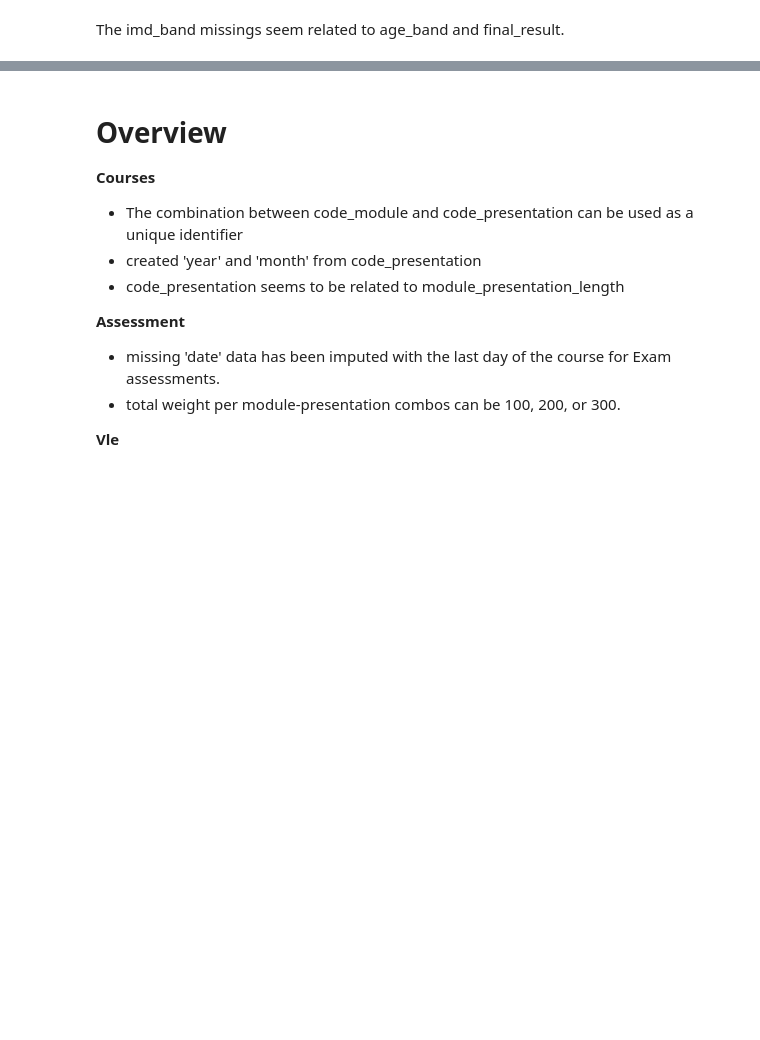
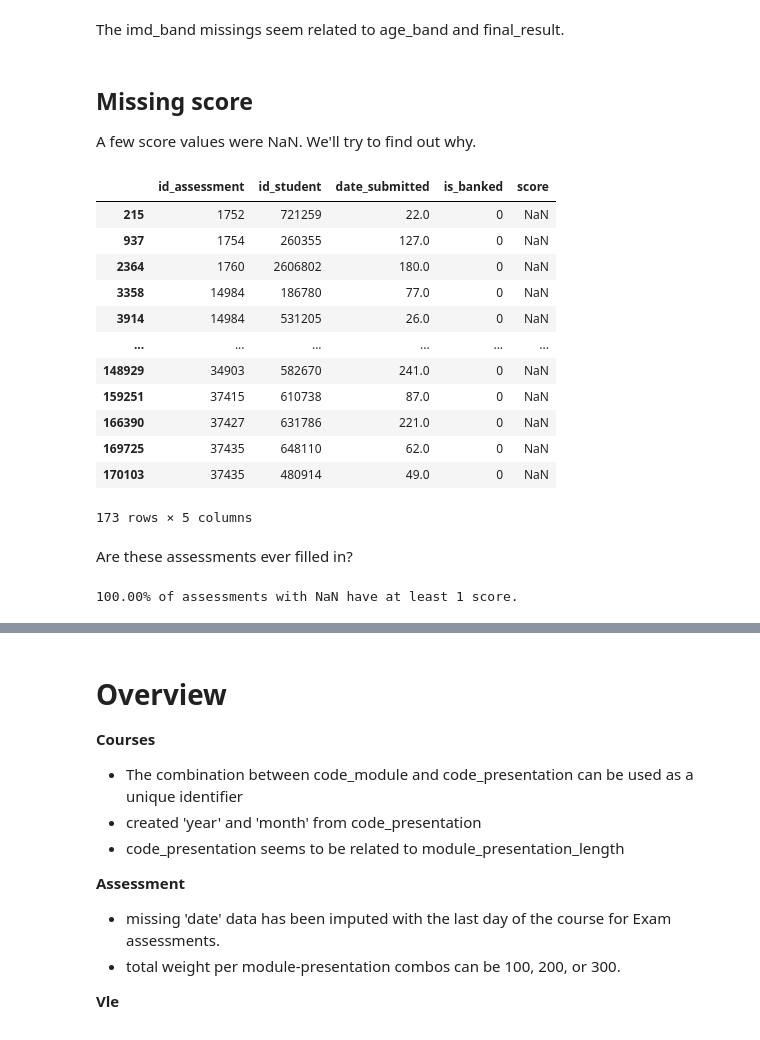
Before and after one commit to Originalnam/learning_analytics, a Jupyter notebook: EDA/eda.ipynb, the cells around one changed output, grey strips where cells are left out. Drawn from its saved outputs; the diff is of its cells as text; code cells hidden in the pictures; blank space fills up the shorter version.

```diff
--- a/EDA/eda.ipynb
+++ b/EDA/eda.ipynb
@@ -1600,3 +1600,37 @@ df_cat_vars_results
 | 2 | num_of_prev_attempts | 3.013647e-01 | False |
 # %% [markdown]
 The imd_band missings seem related to age_band and final_result.
+# %% [markdown]
+## Missing score
+A few score values were NaN. We'll try to find out why.
+# %%
+df_studentassessment[df_studentassessment['score'].isna()]
+# %% [output]
+|  | id_assessment | id_student | date_submitted | is_banked | score |
+| 215 | 1752 | 721259 | 22.0 | 0 | NaN |
+| 937 | 1754 | 260355 | 127.0 | 0 | NaN |
+| 2364 | 1760 | 2606802 | 180.0 | 0 | NaN |
+| 3358 | 14984 | 186780 | 77.0 | 0 | NaN |
+| 3914 | 14984 | 531205 | 26.0 | 0 | NaN |
+| ... | ... | ... | ... | ... | ... |
+| 148929 | 34903 | 582670 | 241.0 | 0 | NaN |
+| 159251 | 37415 | 610738 | 87.0 | 0 | NaN |
+| 166390 | 37427 | 631786 | 221.0 | 0 | NaN |
+| 169725 | 37435 | 648110 | 62.0 | 0 | NaN |
+| 170103 | 37435 | 480914 | 49.0 | 0 | NaN |
+173 rows × 5 columns
+# %% [markdown]
+Are these assessments ever filled in?
+# %%
+ids_nan_assessments = df_studentassessment.loc[df_studentassessment['score'].isna(), 'id_assessment'].unique()
+scored_assessments = df_studentassessment[(~df_studentassessment['score'].isna())]
+
+assessments_scored = 0
+for id in ids_nan_assessments:
+    if not scored_assessments[scored_assessments['id_assessment']==id].empty:
+        assessments_scored +=1
+
+assessments_scored_percentage = assessments_scored/len(ids_nan_assessments)
+print(f'{assessments_scored_percentage:.2%} of assessments with NaN have at least 1 score.')
+# %% [output]
+100.00% of assessments with NaN have at least 1 score.
```
Also changed, not shown: parts of 7 cells of this notebook.
